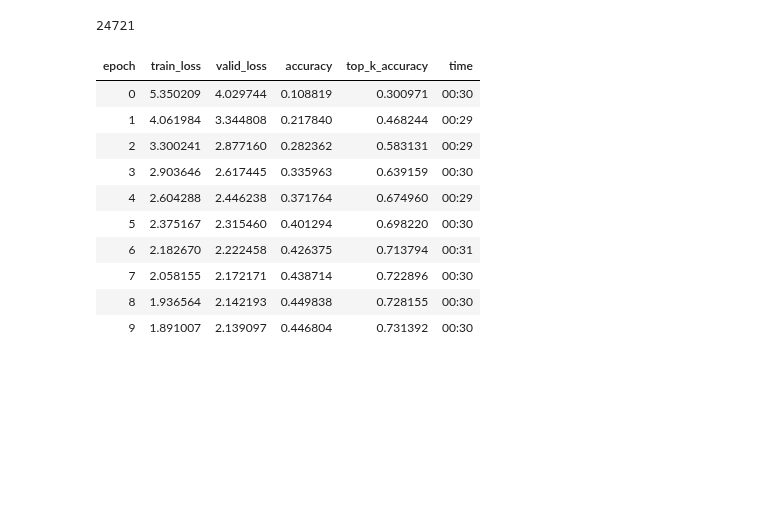
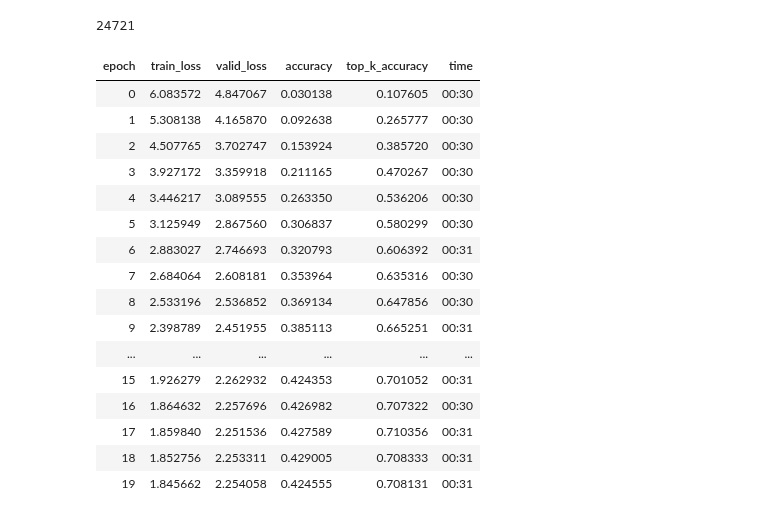
Before and after one commit to KennethTM/dvpi_app, a Jupyter notebook: vision/model_training.ipynb, the cells around one changed output. Cells and saved outputs as stored; diff of their text form; code cells hidden in the pictures; blank space fills up the shorter version.

```diff
--- a/vision/model_training.ipynb
+++ b/vision/model_training.ipynb
@@ -32,16 +35,2 @@ learn = vision_learner(dls,
                        loss_func=CrossEntropyLossFlat(),
                        metrics=[accuracy, top_k_accuracy]).to_fp16()
-# %%
-learn.fit_one_cycle(10, 3e-3)
-# %% [output]
-| epoch | train_loss | valid_loss | accuracy | top_k_accuracy | time |
-| 0 | 5.350209 | 4.029744 | 0.108819 | 0.300971 | 00:30 |
-| 1 | 4.061984 | 3.344808 | 0.217840 | 0.468244 | 00:29 |
-| 2 | 3.300241 | 2.877160 | 0.282362 | 0.583131 | 00:29 |
-| 3 | 2.903646 | 2.617445 | 0.335963 | 0.639159 | 00:30 |
-| 4 | 2.604288 | 2.446238 | 0.371764 | 0.674960 | 00:29 |
-| 5 | 2.375167 | 2.315460 | 0.401294 | 0.698220 | 00:30 |
-| 6 | 2.182670 | 2.222458 | 0.426375 | 0.713794 | 00:31 |
-| 7 | 2.058155 | 2.172171 | 0.438714 | 0.722896 | 00:30 |
-| 8 | 1.936564 | 2.142193 | 0.449838 | 0.728155 | 00:30 |
-| 9 | 1.891007 | 2.139097 | 0.446804 | 0.731392 | 00:30 |
@@ -50,0 +37,21 @@ learn.fit_one_cycle(10, 3e-3)
+# %%
+#First round of training
+learn.fit_one_cycle(20, 1e-3)
+# %% [output]
+| epoch | train_loss | valid_loss | accuracy | top_k_accuracy | time |
+| 0 | 6.083572 | 4.847067 | 0.030138 | 0.107605 | 00:30 |
+| 1 | 5.308138 | 4.165870 | 0.092638 | 0.265777 | 00:30 |
+| 2 | 4.507765 | 3.702747 | 0.153924 | 0.385720 | 00:30 |
+| 3 | 3.927172 | 3.359918 | 0.211165 | 0.470267 | 00:30 |
+| 4 | 3.446217 | 3.089555 | 0.263350 | 0.536206 | 00:30 |
+| 5 | 3.125949 | 2.867560 | 0.306837 | 0.580299 | 00:30 |
+| 6 | 2.883027 | 2.746693 | 0.320793 | 0.606392 | 00:31 |
+| 7 | 2.684064 | 2.608181 | 0.353964 | 0.635316 | 00:30 |
+| 8 | 2.533196 | 2.536852 | 0.369134 | 0.647856 | 00:30 |
+| 9 | 2.398789 | 2.451955 | 0.385113 | 0.665251 | 00:31 |
+| ... | ... | ... | ... | ... | ... |
+| 15 | 1.926279 | 2.262932 | 0.424353 | 0.701052 | 00:31 |
+| 16 | 1.864632 | 2.257696 | 0.426982 | 0.707322 | 00:30 |
+| 17 | 1.859840 | 2.251536 | 0.427589 | 0.710356 | 00:31 |
+| 18 | 1.852756 | 2.253311 | 0.429005 | 0.708333 | 00:31 |
+| 19 | 1.845662 | 2.254058 | 0.424555 | 0.708131 | 00:31 |
```
Also changed, not shown: parts of 16 cells of this notebook, 12 other files.
